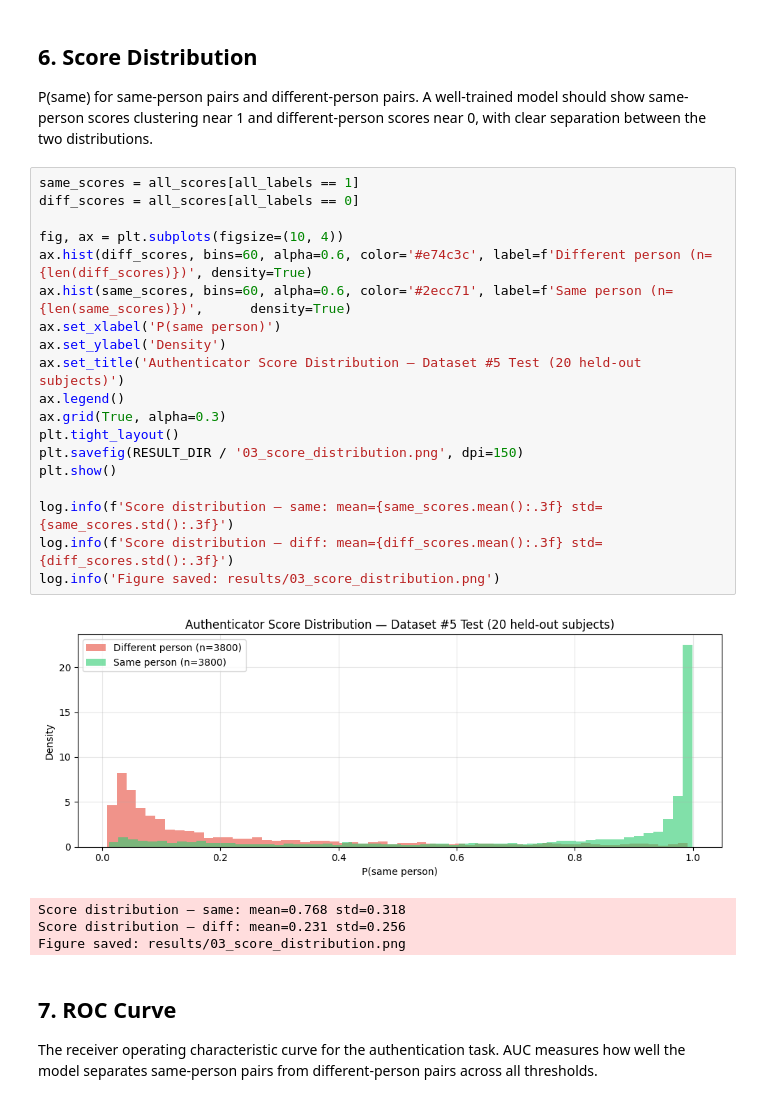
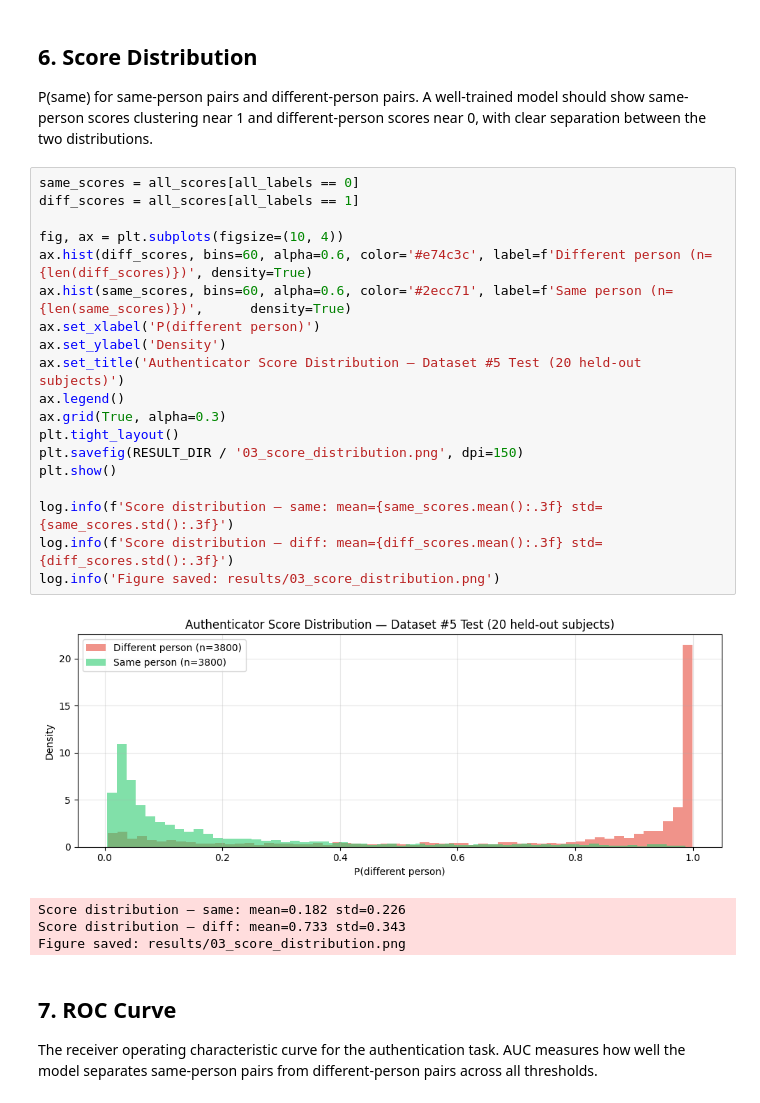
Before and after one commit to Karma39/gait-mia, a Jupyter notebook: notebooks/03_train_authenticator.ipynb, the cells around one changed output. Cells and saved outputs as stored; diff of their text form.

```diff
--- a/notebooks/03_train_authenticator.ipynb
+++ b/notebooks/03_train_authenticator.ipynb
@@ -342,28 +408,28 @@ AUC:           0.8876
 
 P(same) for same-person pairs and different-person pairs. A well-trained model should show same-person scores clustering near 1 and different-person scores near 0, with clear separation between the two distributions.
 # %%
-same_scores = all_scores[all_labels == 1]
-diff_scores = all_scores[all_labels == 0]
+same_scores = all_scores[all_labels == 0]
+diff_scores = all_scores[all_labels == 1]
 
 fig, ax = plt.subplots(figsize=(10, 4))
 ax.hist(diff_scores, bins=60, alpha=0.6, color='#e74c3c', label=f'Different person (n={len(diff_scores)})', density=True)
 ax.hist(same_scores, bins=60, alpha=0.6, color='#2ecc71', label=f'Same person (n={len(same_scores)})',      density=True)
-ax.set_xlabel('P(same person)')
+ax.set_xlabel('P(different person)')
 ax.set_ylabel('Density')
 ax.set_title('Authenticator Score Distribution — Dataset #5 Test (20 held-out subjects)')
 ax.legend()
 ax.grid(True, alpha=0.3)
 plt.tight_layout()
 plt.savefig(RESULT_DIR / '03_score_distribution.png', dpi=150)
 plt.show()
 
 log.info(f'Score distribution — same: mean={same_scores.mean():.3f} std={same_scores.std():.3f}')
 log.info(f'Score distribution — diff: mean={diff_scores.mean():.3f} std={diff_scores.std():.3f}')
 log.info('Figure saved: results/03_score_distribution.png')
 # %% [output]
-[figure, old version]
+[figure, new version]
-Score distribution — same: mean=0.768 std=0.318
-Score distribution — diff: mean=0.231 std=0.256
+Score distribution — same: mean=0.182 std=0.226
+Score distribution — diff: mean=0.733 std=0.343
 Figure saved: results/03_score_distribution.png
 # %% [markdown]
 ## 7. ROC Curve
```
Also changed, not shown: parts of 11 cells of this notebook, 56 other files.
